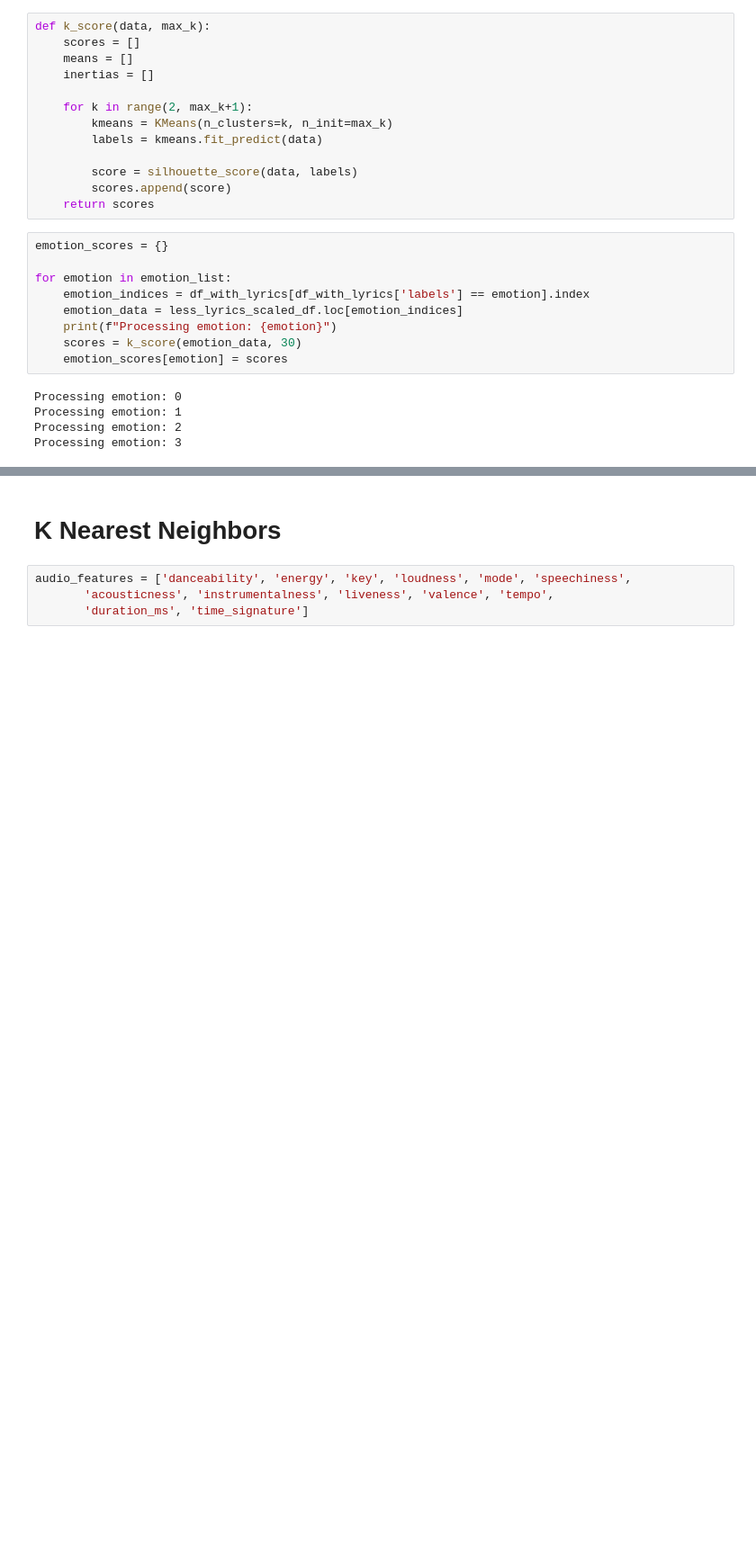
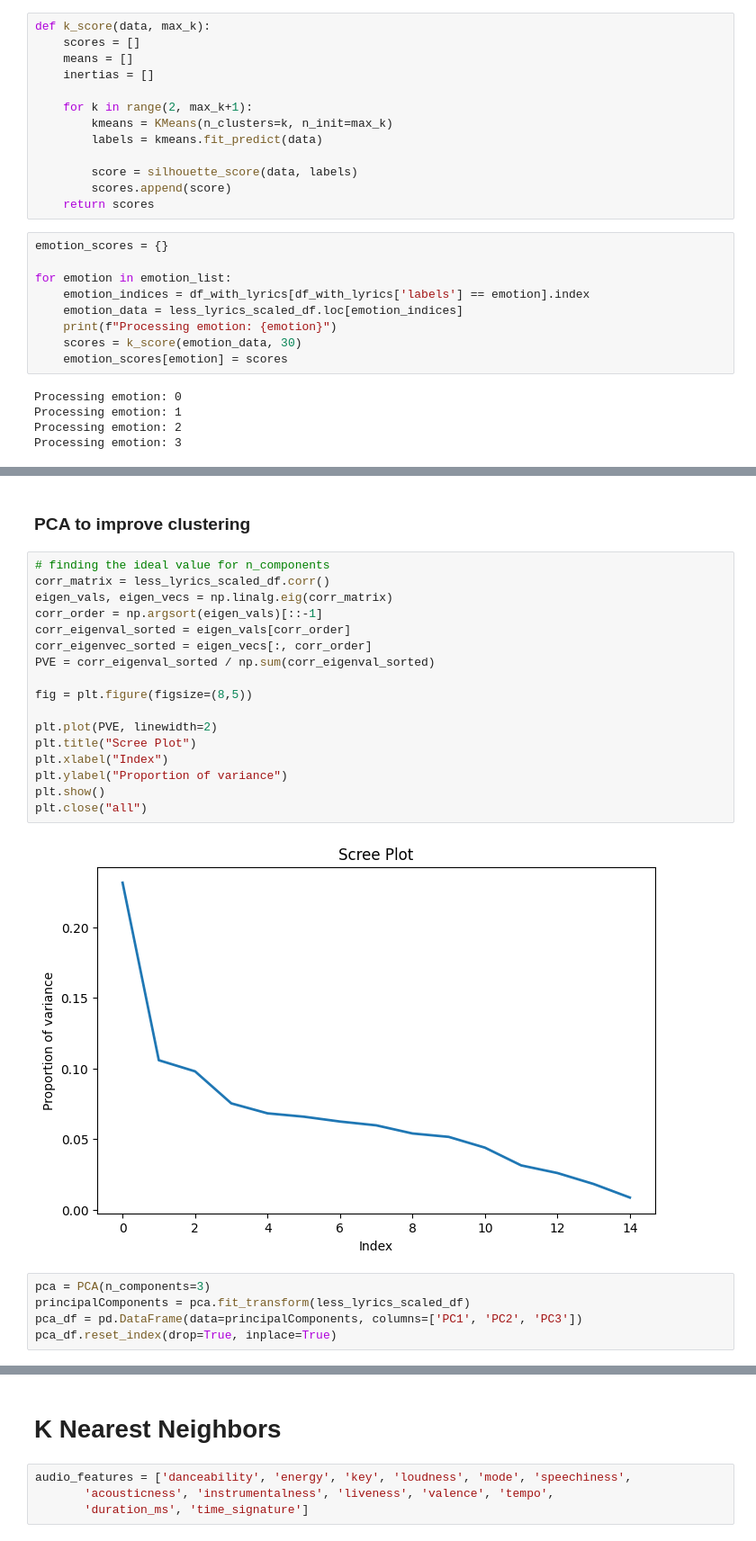
Before and after one commit to yuneihlaing/music_recommender, a Jupyter notebook: Emotion-based.ipynb, the cells around one changed output, grey strips where cells are left out. Shown at 90% size. Cells and saved outputs as stored; diff of their text form; blank space fills up the shorter version.

```diff
--- a/Emotion-based.ipynb
+++ b/Emotion-based.ipynb
@@ -602,0 +612,26 @@ Processing emotion: 3 with k=10
+# %% [markdown]
+### PCA to improve clustering
+# %%
+# finding the ideal value for n_components
+corr_matrix = less_lyrics_scaled_df.corr()
+eigen_vals, eigen_vecs = np.linalg.eig(corr_matrix)
+corr_order = np.argsort(eigen_vals)[::-1]
+corr_eigenval_sorted = eigen_vals[corr_order]
+corr_eigenvec_sorted = eigen_vecs[:, corr_order]
+PVE = corr_eigenval_sorted / np.sum(corr_eigenval_sorted)
+
+fig = plt.figure(figsize=(8,5))
+
+plt.plot(PVE, linewidth=2)
+plt.title("Scree Plot")
+plt.xlabel("Index")
+plt.ylabel("Proportion of variance")
+plt.show()
+plt.close("all")
+# %% [output]
+[figure, added]
+# %%
+pca = PCA(n_components=3)
+principalComponents = pca.fit_transform(less_lyrics_scaled_df)
+pca_df = pd.DataFrame(data=principalComponents, columns=['PC1', 'PC2', 'PC3'])
+pca_df.reset_index(drop=True, inplace=True)
```
Also changed, not shown: parts of 39 cells of this notebook.
